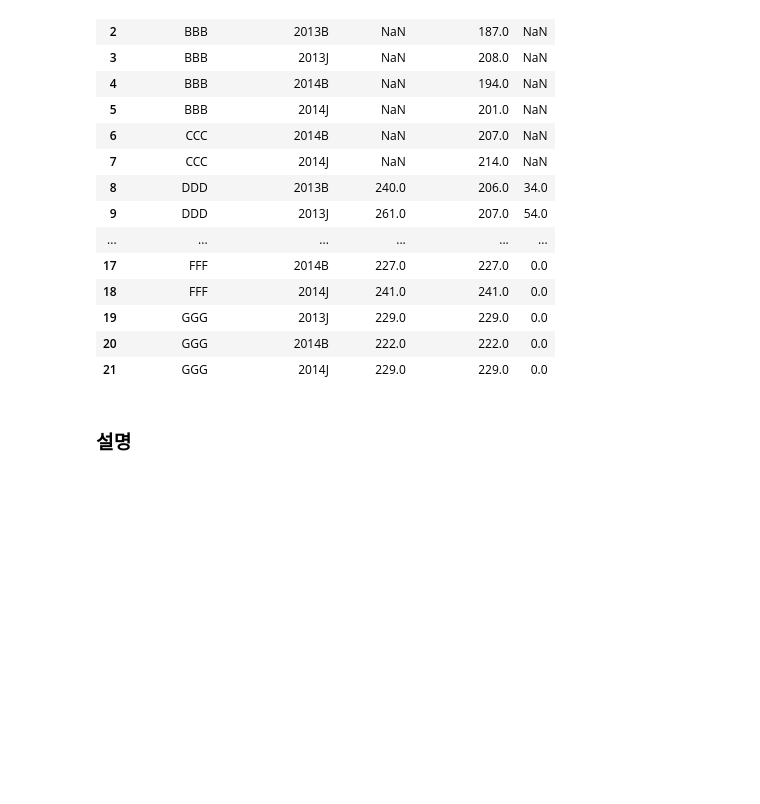
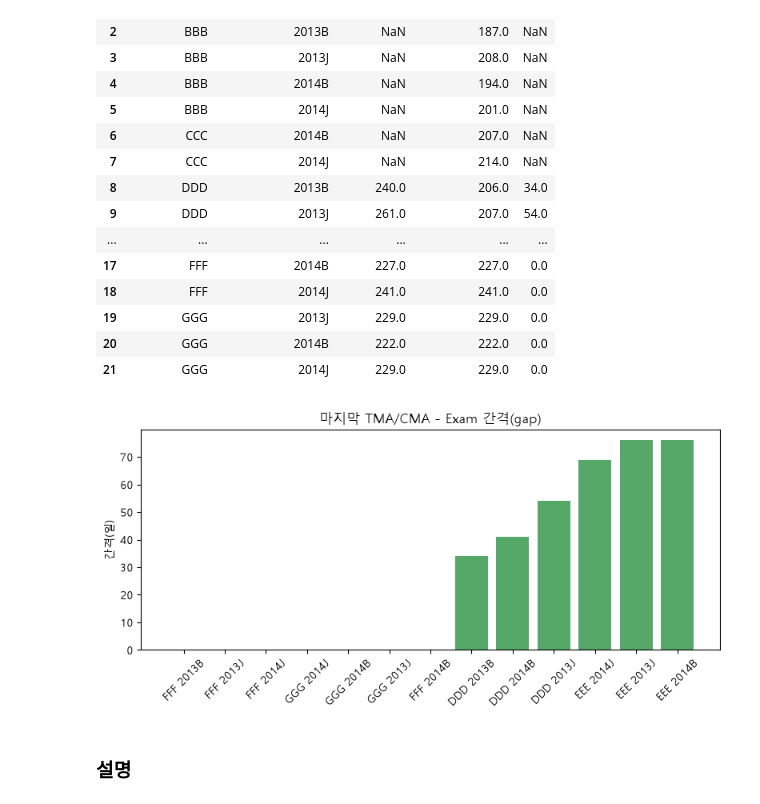
Before and after one commit to KimInSeok-DA/Team_Project_DA, a Jupyter notebook: Notebooks/01_EDA_Basic/01_Assessment.ipynb, the cells around one changed output. Drawn from its saved outputs; the diff is of its cells as text; code cells hidden in the pictures; blank space fills up the shorter version.

```diff
--- a/Notebooks/01_EDA_Basic/01_Assessment.ipynb
+++ b/Notebooks/01_EDA_Basic/01_Assessment.ipynb
@@ -944,6 +960,23 @@ gap4_df
 | 19 | GGG | 2013J | 229.0 | 229.0 | 0.0 |
 | 20 | GGG | 2014B | 222.0 | 222.0 | 0.0 |
 | 21 | GGG | 2014J | 229.0 | 229.0 | 0.0 |
+# %%
+# Q4 보강: 마지막 TMA/CMA - Exam 간격(gap) 시각화 (Exam 날짜가 있는 조합만)
+
+gap4_plot = gap4_df.dropna(subset=['gap']).sort_values('gap')
+labels4 = gap4_plot['code_module'] + ' ' + gap4_plot['code_presentation']
+
+fig, ax = plt.subplots(figsize=(8, 4))
+ax.bar(labels4, gap4_plot['gap'], color='#55A868')
+ax.set_title('마지막 TMA/CMA - Exam 간격(gap)')
+ax.set_ylabel('간격(일)')
+plt.xticks(rotation=45)
+plt.tight_layout()
+plt.show()
+
+# ! FFF, GGG는 gap이 0으로 붙어 있고, EEE로 갈수록 공백 기간이 길어지는 게 시각적으로 뚜렷해짐
+# %% [output]
+[figure, added]
 # %% [markdown]
 ### 설명
 # %% [markdown]
```
Also changed, not shown: parts of 5 cells of this notebook, 1 other file.
